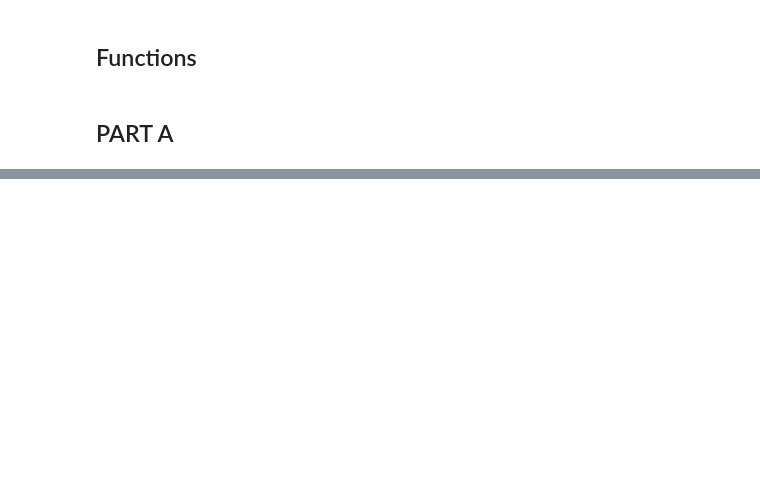
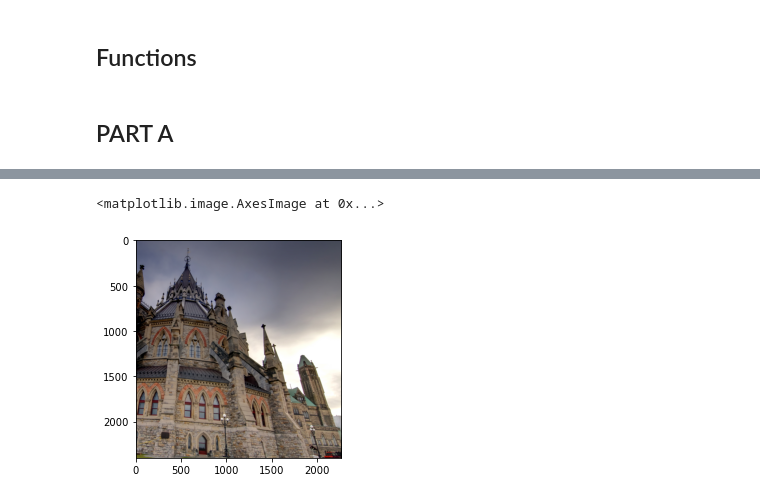
Before and after one commit to jimmyle888/cvlab, a Jupyter notebook: Project 3/A3_script.ipynb, the cells around one changed output, grey strips where cells are left out. Cells and saved outputs as stored; diff of their text form; code cells hidden in the pictures; blank space fills up the shorter version.

```diff
--- a/Project 3/A3_script.ipynb
+++ b/Project 3/A3_script.ipynb
@@ -57,0 +77,7 @@ plt.imshow(leftImg)
+# %%
+#Convert to rgb
+imgRight = cv2.cvtColor(imgRight, cv2.COLOR_BGR2RGB)
+plt.imshow(imgRight)
+# %% [output]
+<matplotlib.image.AxesImage at 0x...>
+[figure, added]
```
Also changed, not shown: parts of 8 cells of this notebook.
